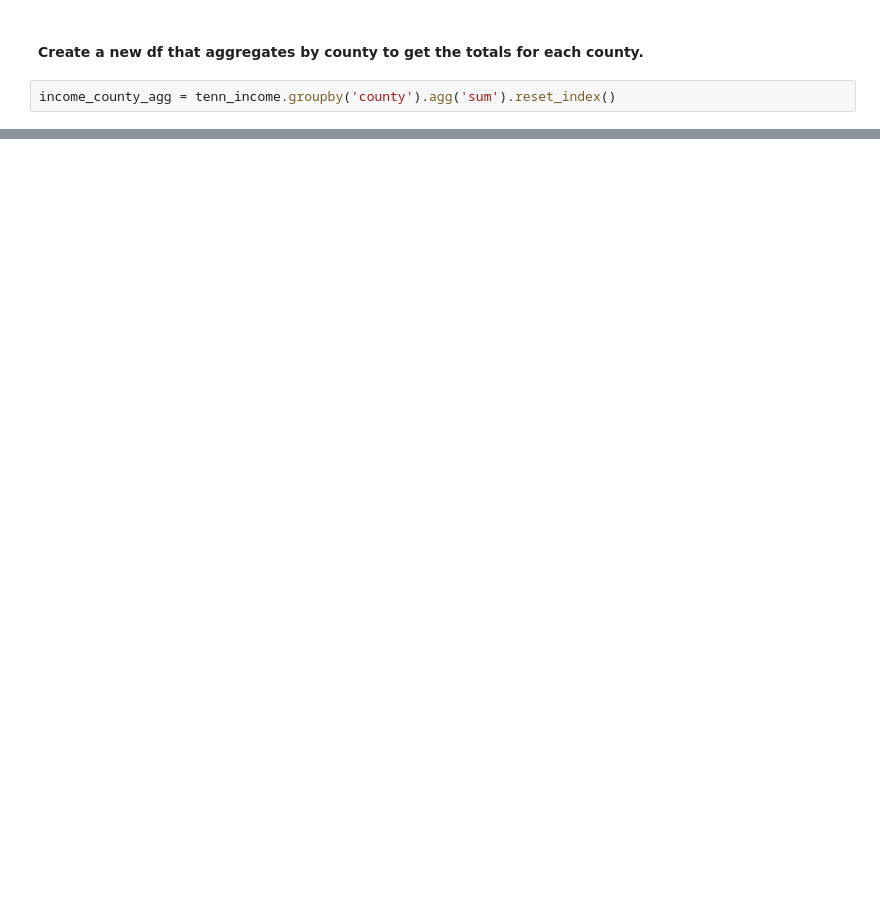
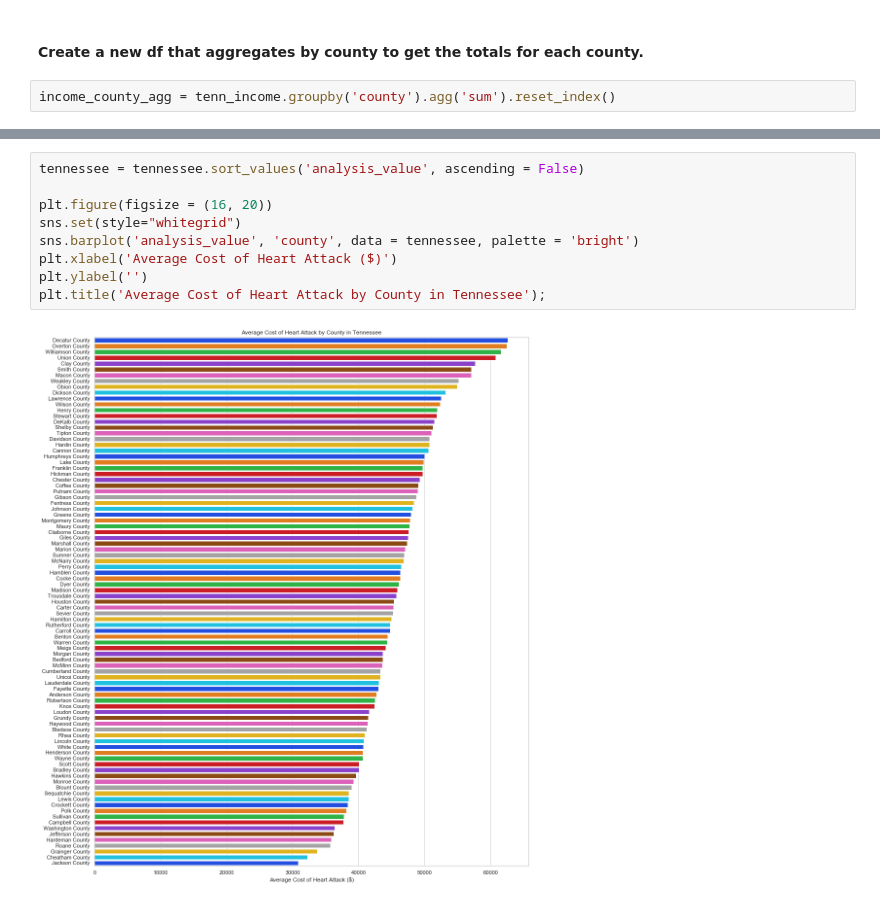
Before and after one commit to norajunef/vanderbilt-data-essentials-cohort-2, a Jupyter notebook: TN Med Health_week1.ipynb, the cells around one changed output, grey strips where cells are left out. Cells and saved outputs as stored; diff of their text form; blank space fills up the shorter version.

```diff
--- a/TN Med Health_week1.ipynb
+++ b/TN Med Health_week1.ipynb
@@ -274,0 +409,11 @@ for total_inc_amt in income_county_agg
+# %%
+tennessee = tennessee.sort_values('analysis_value', ascending = False)
+
+plt.figure(figsize = (16, 20))
+sns.set(style="whitegrid")
+sns.barplot('analysis_value', 'county', data = tennessee, palette = 'bright')
+plt.xlabel('Average Cost of Heart Attack ($)')
+plt.ylabel('')
+plt.title('Average Cost of Heart Attack by County in Tennessee');
+# %% [output]
+[figure, added]
```
Also changed, not shown: parts of 22 cells of this notebook, 1 other file.
